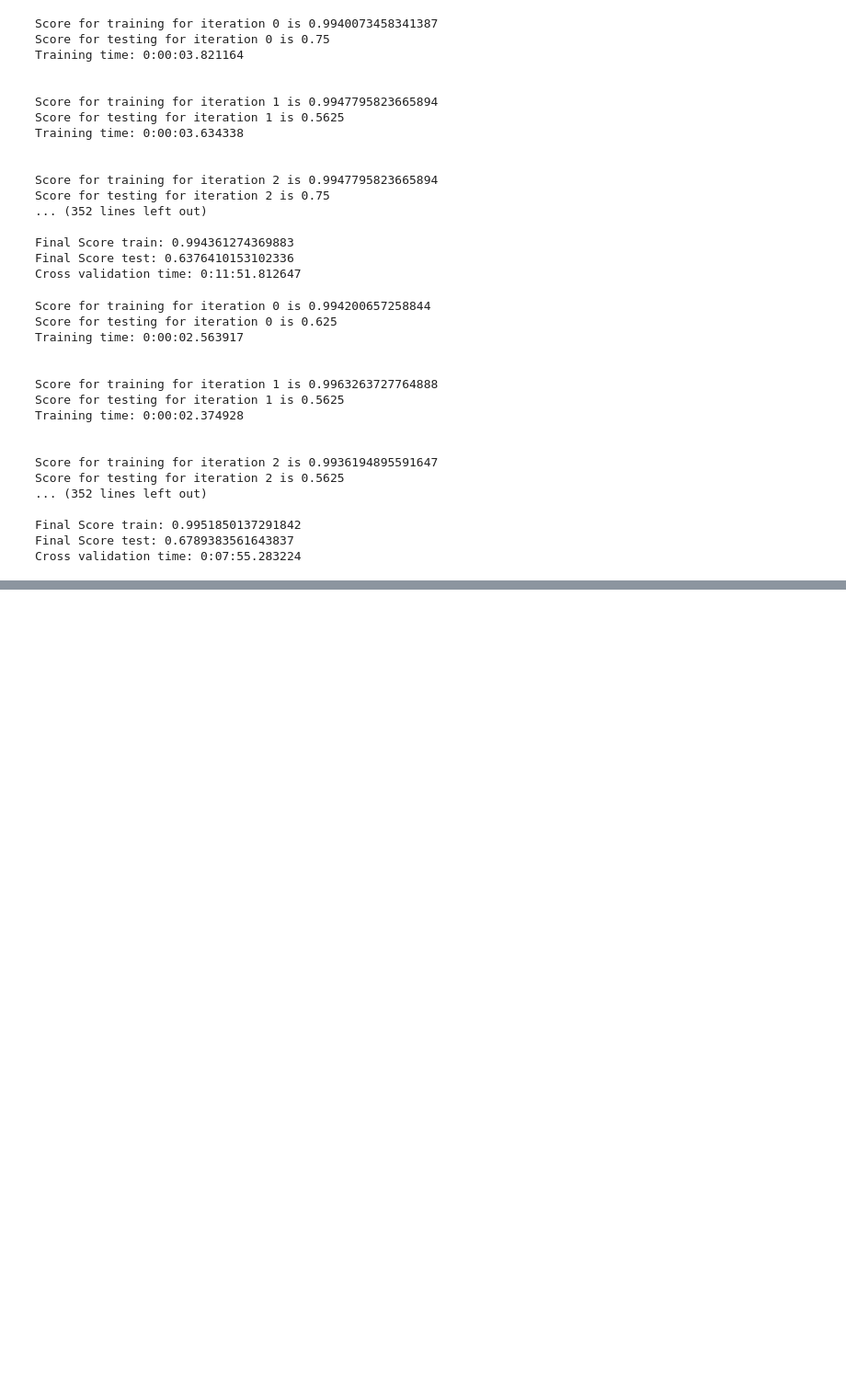
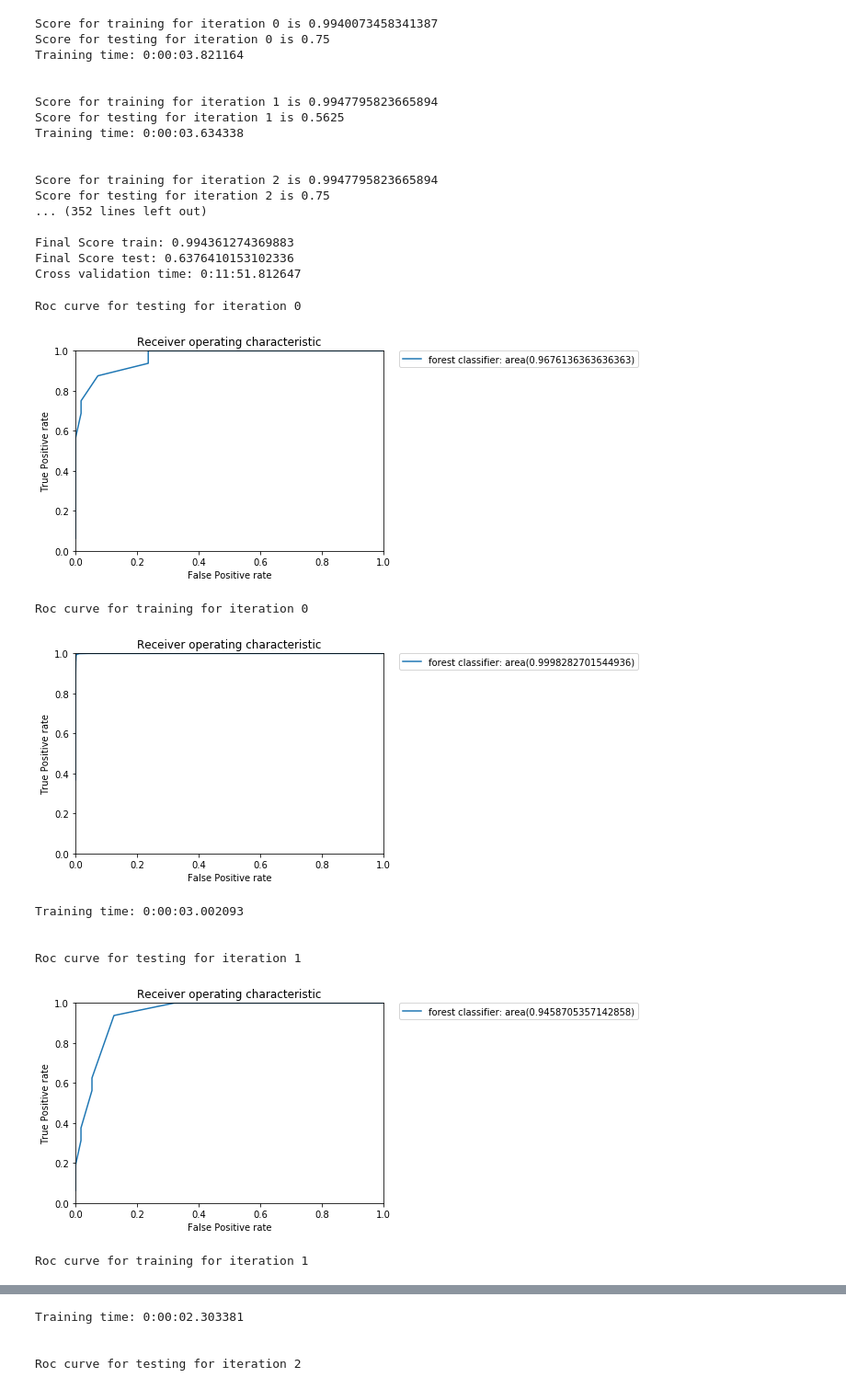
Before and after one commit to alexpacaud/kick-off-detection, a Jupyter notebook: kick_off_alex.ipynb, the cells around one changed output, grey strips where cells are left out. Shown at 92% size. Drawn from its saved outputs; the diff is of its cells as text; code cells hidden in the pictures; blank space fills up the shorter version.

```diff
--- a/kick_off_alex.ipynb
+++ b/kick_off_alex.ipynb
@@ -369,8 +424,8 @@ def reduce_size(X,Y,reduc_size):
 X=sequence_composition(timestamps_list,detections,pitch_size,500,25)
 Y=labels(timestamps_list,detections,pitch_size,500,25,kickoff_time_matched)
 print(Y.count(1))
-X,Y=movement_sequences(X,Y)
-X,Y=reduce_size(X,Y,10)
-Y.count(1)
+#X,Y=movement_sequences(X,Y)
+#X,Y=reduce_size(X,Y,10)
+Y.index(1)
 # %% [output]
 17
@@ -537,7 +691,7 @@ from sklearn.svm import SVC, LinearSVC
 from sklearn.neighbors import NearestNeighbors
 from sklearn.tree import DecisionTreeClassifier
 from datetime import datetime
-def cross_validation(X,Y,name_classifier,percentage_train,nbre_matches,indices,type_cross):
+def cross_validation(X,Y,name_classifier,percentage_train,nbre_matches,indices,type_cross,roc_curve):
     score_test=0
     score_train=0
     start=datetime.now()
@@ -548,7 +702,6 @@ def cross_validation(X,Y,name_classifier,percentage_train,nbre_matches,indices,t
         y_train1=Y[indices[i]:indices[min(i+int(nbre_matches*percentage_train),nbre_matches)]]+Y[:indices[max(0,i+int(nbre_matches*percentage_train)-nbre_matches)]]
         x_test1=X[indices[min(i+int(nbre_matches*percentage_train),nbre_matches)]:]+X[indices[max(0,i+int(nbre_matches*percentage_train)-nbre_matches)]:indices[i]]
         y_test1=Y[indices[min(i+int(nbre_matches*percentage_train),nbre_matches)]:]+Y[indices[max(0,i+int(nbre_matches*percentage_train)-nbre_matches)]:indices[i]]
-
 
         #Cross_validation kickoff
         if type_cross=="kickoff":
@@ -580,7 +733,7 @@ def cross_validation(X,Y,name_classifier,percentage_train,nbre_matches,indices,t
 
         #Shuffle data
         x_train,y_train=shuffle_data(x_train1,y_train1)
-        #x_test,y_test=shuffle_data(x_test1,y_test1)
+        x_test,y_test=shuffle_data(x_test1,y_test1)
 
         #Training classifier
         if name_classifier=='adaboost':
@@ -607,21 +760,32 @@ def cross_validation(X,Y,name_classifier,percentage_train,nbre_matches,indices,t
         end_i=datetime.now()
         #Test
         #print(clf.predict(x_test)*np.array(y_test))
-        score_test+=clf.score(x_test,y_test)
-        score_train+=clf.score(x_train,y_train)
-        print("Score for training for iteration {0} is {1}".format(i,clf.score(x_train,y_train)))
-        print("Score for testing for iteration {0} is {1}".format(i,clf.score(x_test,y_test)))
-        print("Training time: {0}".format(end_i-start_i))
-        print("\n")
+        if roc_curve=="":
+            score_test+=clf.score(x_test,y_test)
+            score_train+=clf.score(x_train,y_train)
+            print("Score for training for iteration {0} is {1}".format(i,clf.score(x_train,y_train)))
+            print("Score for testing for iteration {0} is {1}".format(i,clf.score(x_test,y_test)))
+            print("Training time: {0}".format(end_i-start_i))
+            print("\n")
+
+        #Roc_curves
+        if roc_curve=="roc":
+            print("Roc curve for testing for iteration {0}".format(i))
+            Roc_curves(clf,x_test,y_test,name_classifier,nbre_matches)
+            print("Roc curve for training for iteration {0}".format(i))
+            Roc_curves(clf,x_train,y_train,name_classifier,nbre_matches)
+            print("Training time: {0}".format(end_i-start_i))
+            print("\n")
 
     end=datetime.now()
-    print("Final Score train: {0}".format(score_train/nbre_matches))
-    print("Final Score test: {0}".format(score_test/nbre_matches))
+    if roc_curve=="":
+        print("Final Score train: {0}".format(score_train/nbre_matches))
+        print("Final Score test: {0}".format(score_test/nbre_matches))
     print("Cross validation time: {0}".format(end-start))
 
 
 
-def Classification(dataset,percentage_train,name_classifier,nbre_matches,type_cross=""):
+def Classification(dataset,percentage_train,name_classifier,nbre_matches,type_cross="",roc_curve=""):
     #Create inputs
     X=list()
     Y=list()
@@ -632,7 +796,7 @@ def Classification(dataset,percentage_train,name_classifier,nbre_matches,type_cr
             X=X+data[0]
             Y=Y+data[1]
             indices.append(len(Y))
-    cross_validation(X,Y,name_classifier,percentage_train,nbre_matches,indices,type_cross)
+    cross_validation(X,Y,name_classifier,percentage_train,nbre_matches,indices,type_cross,roc_curve)
 # %%
 Classification('../kickoff-detection-data/data.pickle.1.10',0.99,'forest',73,"kickoff")
 # %% [output]
@@ -674,22 +838,15 @@ Final Score train: 0.994361274369883
 Final Score test: 0.6376410153102336
 Cross validation time: 0:11:51.812647
 # %%
-Classification('../kickoff-detection-data/data.pickle.1.10.acc',0.99,'forest',73,"kickoff")
+Classification('../kickoff-detection-data/data.pickle.1.10.acc',0.99,'forest',73,"","roc")
 # %% [output]
-Score for training for iteration 0 is 0.994200657258844
-Score for testing for iteration 0 is 0.625
-Training time: 0:00:02.563917
-
-
-Score for training for iteration 1 is 0.9963263727764888
-Score for testing for iteration 1 is 0.5625
-Training time: 0:00:02.374928
-
-
-Score for training for iteration 2 is 0.9936194895591647
-Score for testing for iteration 2 is 0.5625
-... (352 lines left out)
-
-Final Score train: 0.9951850137291842
-Final Score test: 0.6789383561643837
-Cross validation time: 0:07:55.283224
+Roc curve for testing for iteration 0
+[figure, added]
+Roc curve for training for iteration 0
+[figure, added]
+Training time: 0:00:03.002093
+
+
+Roc curve for testing for iteration 1
+[figure, added]
+Roc curve for training for iteration 1
@@ -695,0 +854,4 @@ Cross validation time: 0:07:55.283224
+Training time: 0:00:02.303381
+
+
+Roc curve for testing for iteration 2
```
Also changed, not shown: parts of 19 cells of this notebook.
